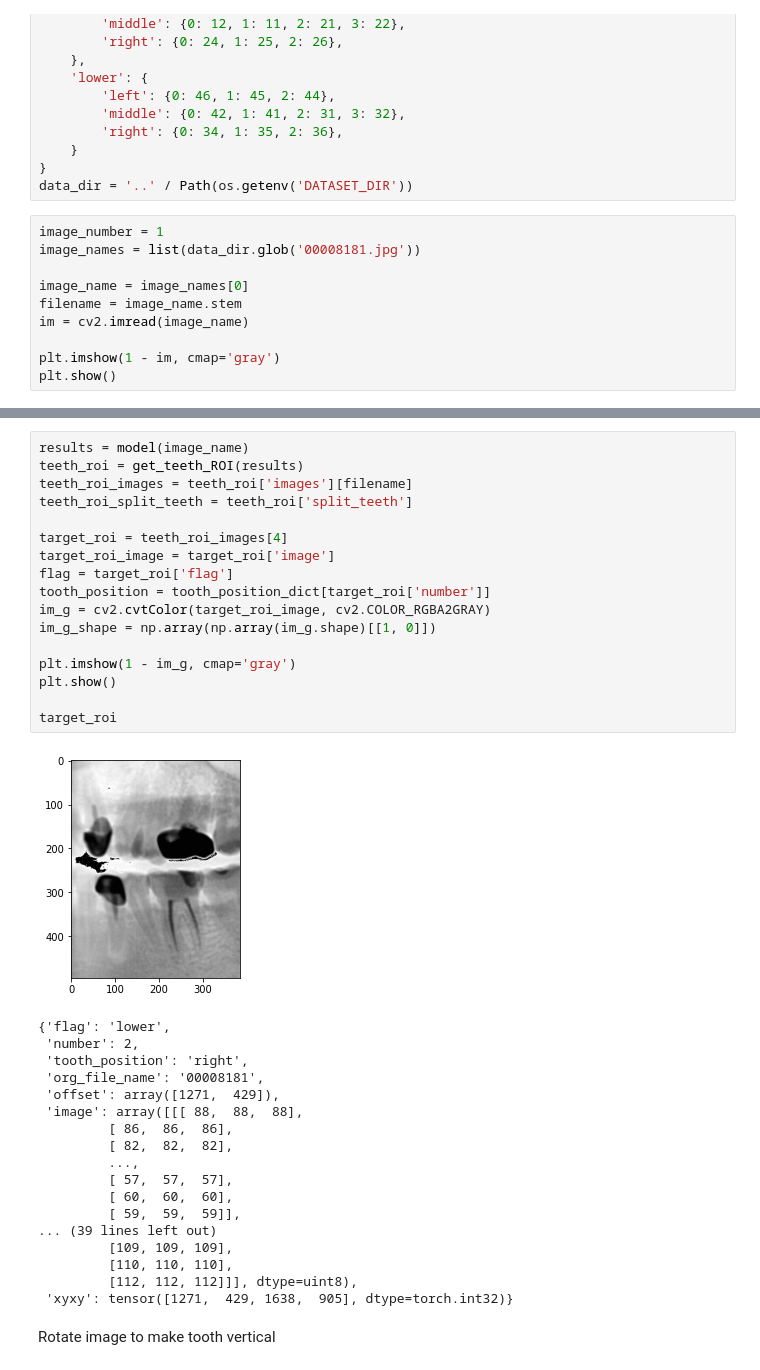
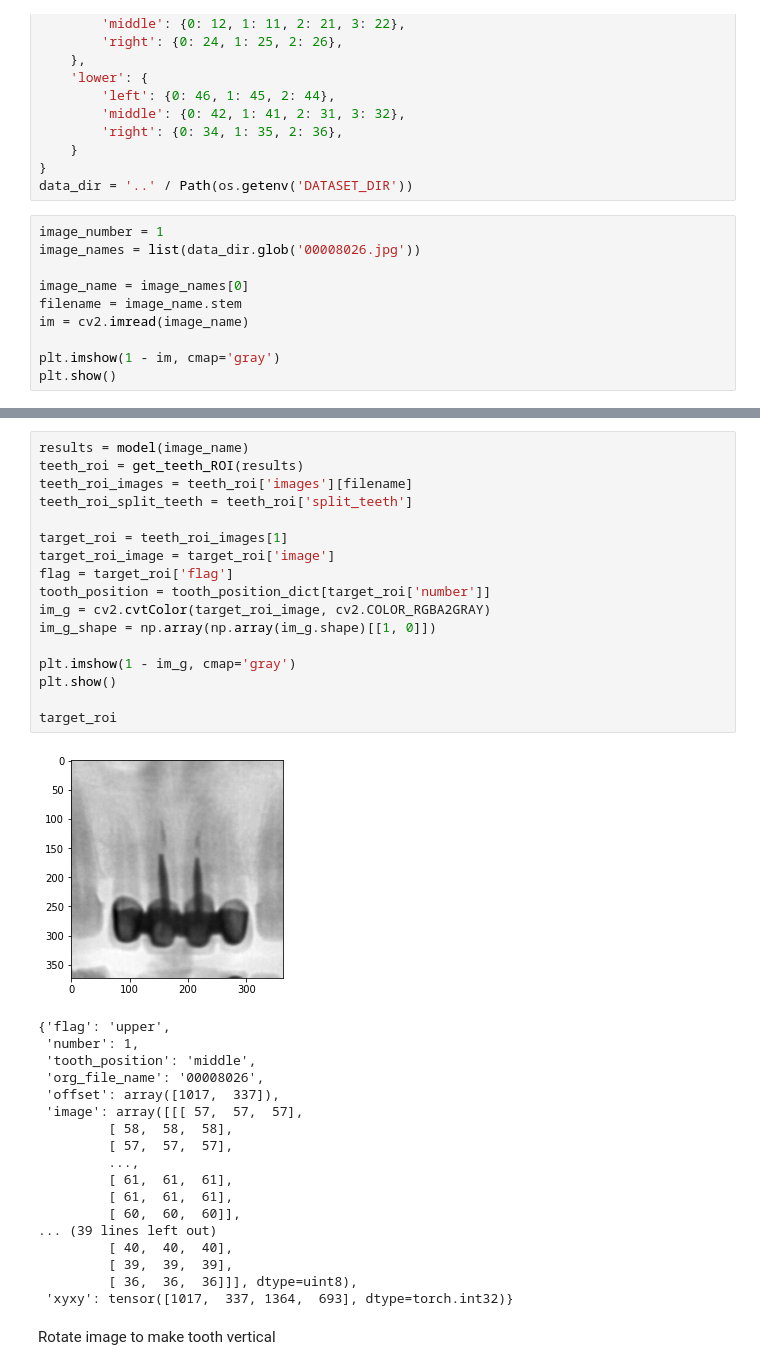
Before and after one commit to alan8365/dentist-CV, a Jupyter notebook: edge/tooth_isolation_demo.ipynb, the cells around one changed output, grey strips where cells are left out. Drawn from its saved outputs; the diff is of its cells as text.

```diff
--- a/edge/tooth_isolation_demo.ipynb
+++ b/edge/tooth_isolation_demo.ipynb
@@ -46,7 +46,7 @@ all_tooth_number_dict = {
 data_dir = '..' / Path(os.getenv('DATASET_DIR'))
 # %%
 image_number = 1
-image_names = list(data_dir.glob('00008181.jpg'))
+image_names = list(data_dir.glob('00008026.jpg'))
 
 image_name = image_names[0]
 filename = image_name.stem
@@ -59,39 +59,39 @@ plt.show()
 # %%
 results = model(image_name)
 teeth_roi = get_teeth_ROI(results)
 teeth_roi_images = teeth_roi['images'][filename]
 teeth_roi_split_teeth = teeth_roi['split_teeth']
 
-target_roi = teeth_roi_images[4]
+target_roi = teeth_roi_images[1]
 target_roi_image = target_roi['image']
 flag = target_roi['flag']
 tooth_position = tooth_position_dict[target_roi['number']]
 im_g = cv2.cvtColor(target_roi_image, cv2.COLOR_RGBA2GRAY)
 im_g_shape = np.array(np.array(im_g.shape)[[1, 0]])
 
 plt.imshow(1 - im_g, cmap='gray')
 plt.show()
 
 target_roi
 # %% [output]
-[figure, old version]
+[figure, new version]
-{'flag': 'lower',
- 'number': 2,
- 'tooth_position': 'right',
- 'org_file_name': '00008181',
- 'offset': array([1271,  429]),
- 'image': array([[[ 88,  88,  88],
-         [ 86,  86,  86],
-         [ 82,  82,  82],
+{'flag': 'upper',
+ 'number': 1,
+ 'tooth_position': 'middle',
+ 'org_file_name': '00008026',
+ 'offset': array([1017,  337]),
+ 'image': array([[[ 57,  57,  57],
+         [ 58,  58,  58],
+         [ 57,  57,  57],
          ...,
-         [ 57,  57,  57],
-         [ 60,  60,  60],
-         [ 59,  59,  59]],
+         [ 61,  61,  61],
+         [ 61,  61,  61],
+         [ 60,  60,  60]],
 ... (39 lines left out)
-         [109, 109, 109],
-         [110, 110, 110],
-         [112, 112, 112]]], dtype=uint8),
- 'xyxy': tensor([1271,  429, 1638,  905], dtype=torch.int32)}
+         [ 40,  40,  40],
+         [ 39,  39,  39],
+         [ 36,  36,  36]]], dtype=uint8),
+ 'xyxy': tensor([1017,  337, 1364,  693], dtype=torch.int32)}
 # %% [markdown]
 Rotate image to make tooth vertical
 # %%
```
Also changed, not shown: parts of 5 cells of this notebook, 9 other files.
